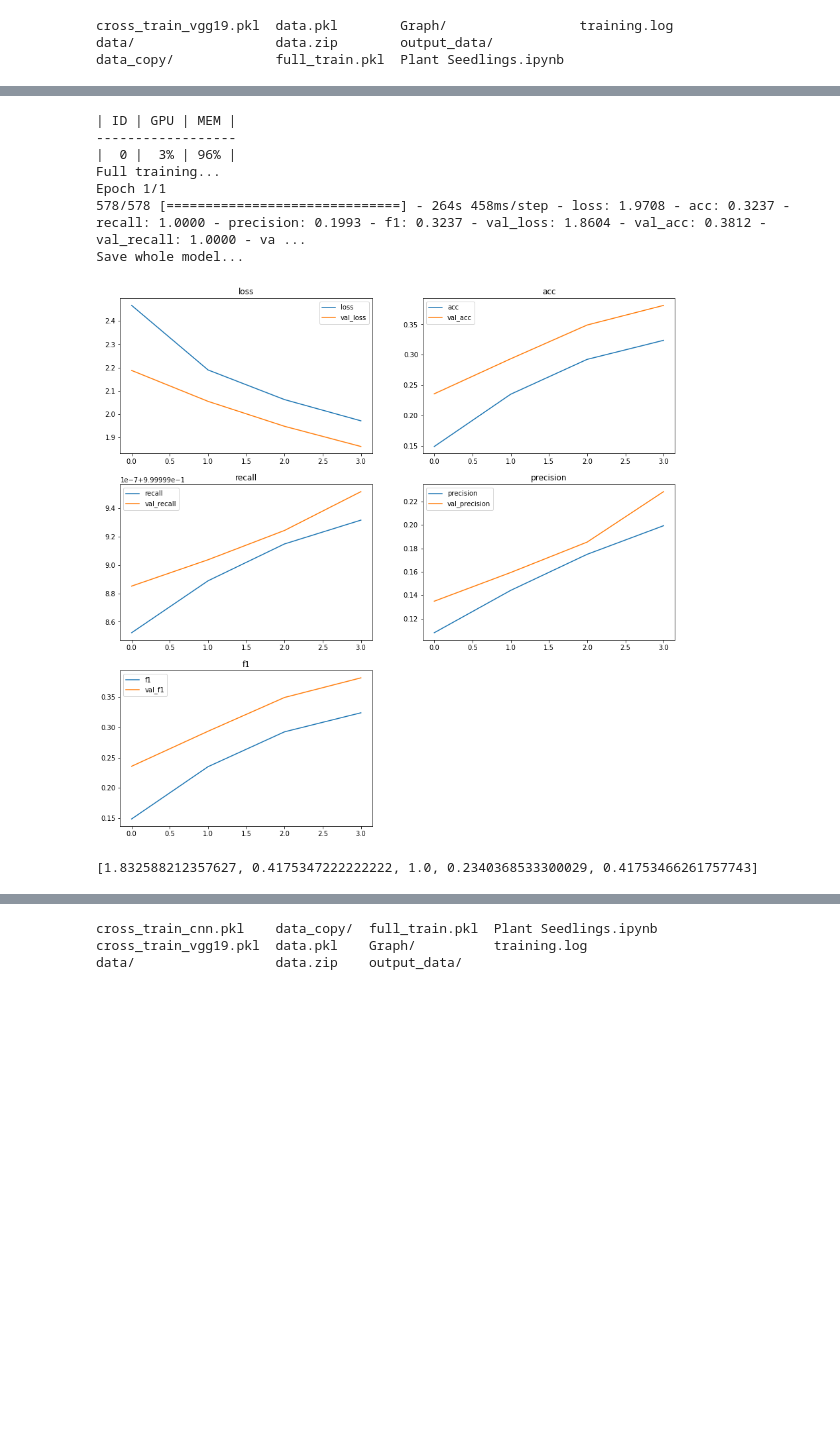
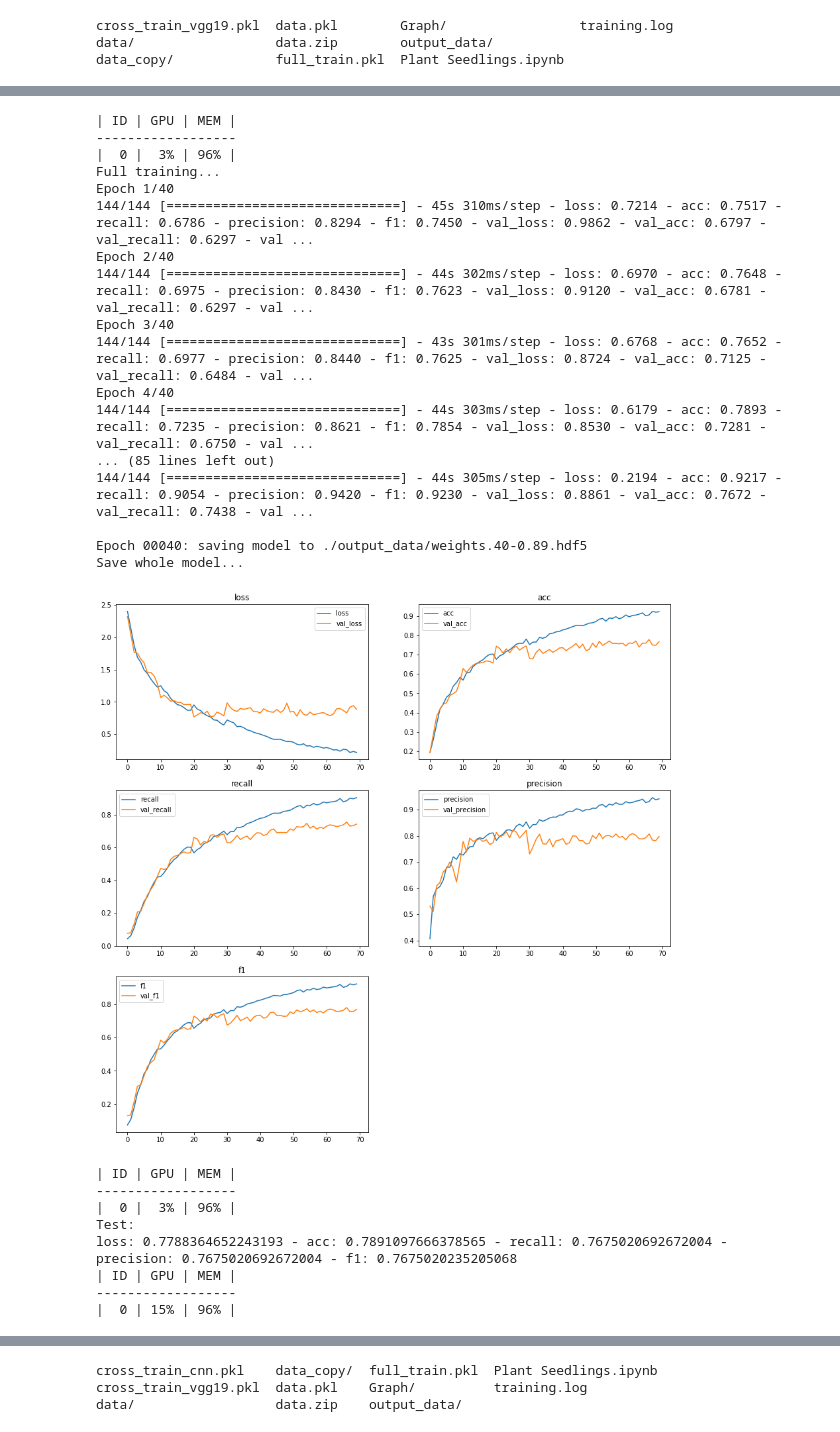
Before and after one commit to sandeepgogadi/Plant-Seedlings-Classification, a Jupyter notebook: Plant Seedlings.ipynb, the cells around one changed output, grey strips where cells are left out. Saved outputs shown, nothing was run; the diff lists cells and outputs as text; code cells hidden in the pictures; blank space fills up the shorter version.

```diff
--- a/Plant Seedlings.ipynb
+++ b/Plant Seedlings.ipynb
@@ -520,8 +606,8 @@ data_copy/             full_train.pkl  Plant Seedlings.ipynb
 # CNN
 
 n_splits = 3
-batch_size = 8
-epochs = 1 #10
+batch_size = 32
+epochs = 10
 num_conv_layers = 3
 
 lr = 0.001
@@ -548,8 +634,8 @@ plot_metrics(histories)
 
 callbacks = get_callbacks()
 
-batch_size = 8
-epochs = 1 #20
+batch_size = 32
+epochs = 40
 
 histories, full_model_path = full_train(X, y, X_valid, y_valid, X_test,
                             y_test, name, output_path, cross_model_path,
@@ -557,7 +643,9 @@ histories, full_model_path = full_train(X, y, X_valid, y_valid, X_test,
 
 plot_metrics(histories)
 
-evaluate(X_test, y_test, batch_size, full_model_path)
+evaluate(X_test, y_test, full_model_path)
+
+predict(X_test, y_test, full_model_path)
 # %% [output]
 _________________________________________________________________
 Layer (type)                 Output Shape              Param #
@@ -580,9 +668,26 @@ Epoch 1/1
 | ID | GPU | MEM |
 ------------------
 |  0 |  3% | 96% |
 Full training...
-Epoch 1/1
-578/578 [==============================] - 264s 458ms/step - loss: 1.9708 - acc: 0.3237 - recall: 1.0000 - precision: 0.1993 - f1: 0.3237 - val_loss: 1.8604 - val_acc: 0.3812 - val_recall: 1.0000 - va ...
+Epoch 1/40
+144/144 [==============================] - 45s 310ms/step - loss: 0.7214 - acc: 0.7517 - recall: 0.6786 - precision: 0.8294 - f1: 0.7450 - val_loss: 0.9862 - val_acc: 0.6797 - val_recall: 0.6297 - val ...
+Epoch 2/40
+144/144 [==============================] - 44s 302ms/step - loss: 0.6970 - acc: 0.7648 - recall: 0.6975 - precision: 0.8430 - f1: 0.7623 - val_loss: 0.9120 - val_acc: 0.6781 - val_recall: 0.6297 - val ...
+Epoch 3/40
+144/144 [==============================] - 43s 301ms/step - loss: 0.6768 - acc: 0.7652 - recall: 0.6977 - precision: 0.8440 - f1: 0.7625 - val_loss: 0.8724 - val_acc: 0.7125 - val_recall: 0.6484 - val ...
+Epoch 4/40
+144/144 [==============================] - 44s 303ms/step - loss: 0.6179 - acc: 0.7893 - recall: 0.7235 - precision: 0.8621 - f1: 0.7854 - val_loss: 0.8530 - val_acc: 0.7281 - val_recall: 0.6750 - val ...
+... (85 lines left out)
+144/144 [==============================] - 44s 305ms/step - loss: 0.2194 - acc: 0.9217 - recall: 0.9054 - precision: 0.9420 - f1: 0.9230 - val_loss: 0.8861 - val_acc: 0.7672 - val_recall: 0.7438 - val ...
+
+Epoch 00040: saving model to ./output_data/weights.40-0.89.hdf5
 Save whole model...
-[figure, old version]
+[figure, new version]
-[1.832588212357627, 0.4175347222222222, 1.0, 0.2340368533300029, 0.41753466261757743]
+| ID | GPU | MEM |
+------------------
+|  0 |  3% | 96% |
+Test:
+loss: 0.7788364652243193 - acc: 0.7891097666378565 - recall: 0.7675020692672004 - precision: 0.7675020692672004 - f1: 0.7675020235205068
+| ID | GPU | MEM |
+------------------
+|  0 | 15% | 96% |
```
Also changed, not shown: parts of 10 cells of this notebook.
